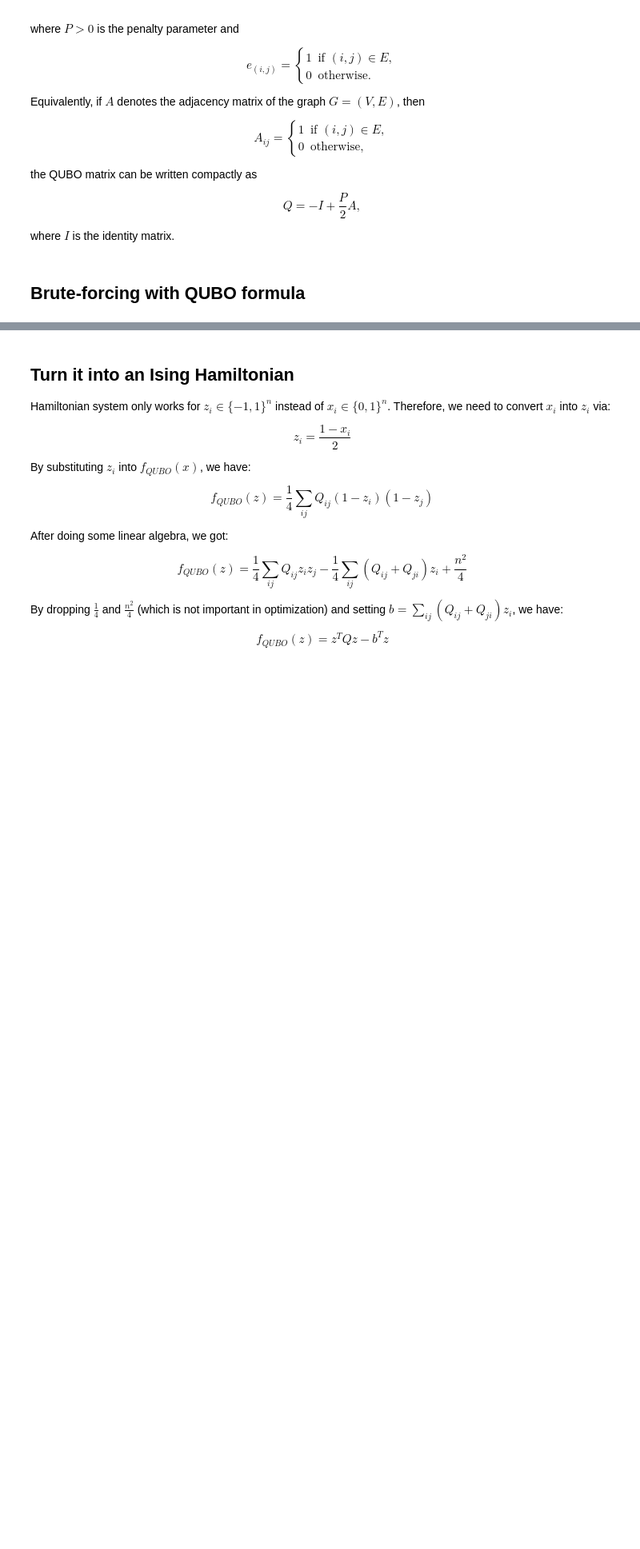
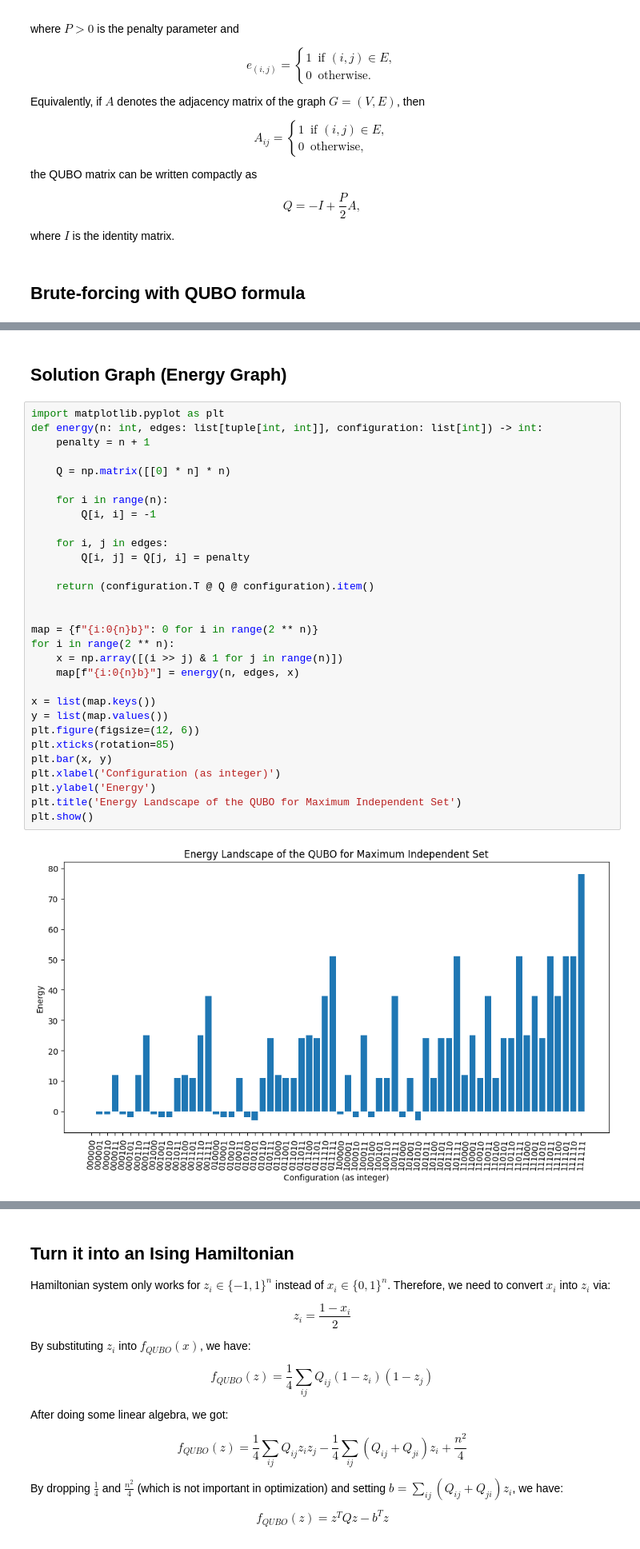
Before and after one commit to ttv04/QAOA-for-Maximum-Independent-Set, a Jupyter notebook: qaoamis/MIS.ipynb, the cells around one changed output, grey strips where cells are left out. Shown at 80% size. Saved outputs shown, nothing was run; the diff lists cells and outputs as text; blank space fills up the shorter version.

```diff
--- a/qaoamis/MIS.ipynb
+++ b/qaoamis/MIS.ipynb
@@ -164,0 +169,34 @@ Configuration: [1 1 1 1 1 1]
+# %% [markdown]
+## Solution Graph (Energy Graph)
+# %%
+import matplotlib.pyplot as plt
+def energy(n: int, edges: list[tuple[int, int]], configuration: list[int]) -> int:
+    penalty = n + 1
+
+    Q = np.matrix([[0] * n] * n)
+
+    for i in range(n):
+        Q[i, i] = -1
+
+    for i, j in edges:
+        Q[i, j] = Q[j, i] = penalty
+
+    return (configuration.T @ Q @ configuration).item()
+
+
+map = {f"{i:0{n}b}": 0 for i in range(2 ** n)}
+for i in range(2 ** n):
+    x = np.array([(i >> j) & 1 for j in range(n)])
+    map[f"{i:0{n}b}"] = energy(n, edges, x)
+
+x = list(map.keys())
+y = list(map.values())
+plt.figure(figsize=(12, 6))
+plt.xticks(rotation=85)
+plt.bar(x, y)
+plt.xlabel('Configuration (as integer)')
+plt.ylabel('Energy')
+plt.title('Energy Landscape of the QUBO for Maximum Independent Set')
+plt.show()
+# %% [output]
+[figure, added]
```
Also changed, not shown: parts of 18 cells of this notebook, 4 other files.
